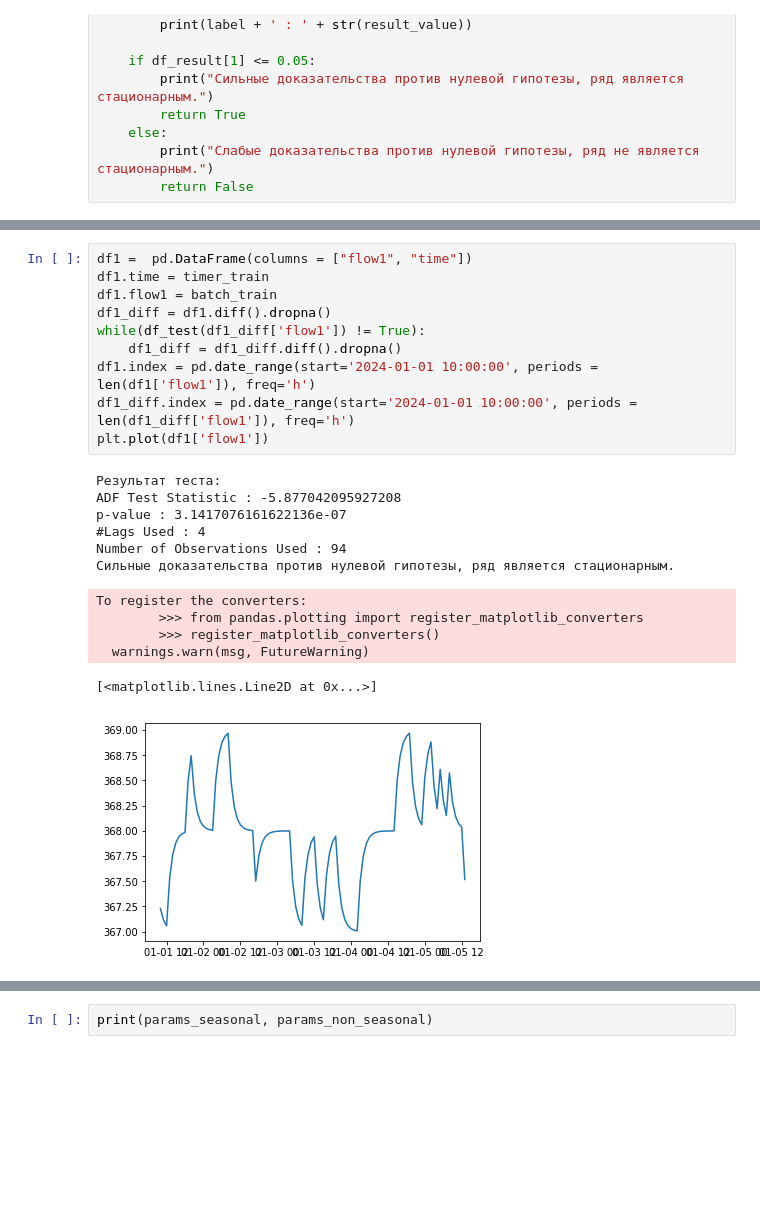
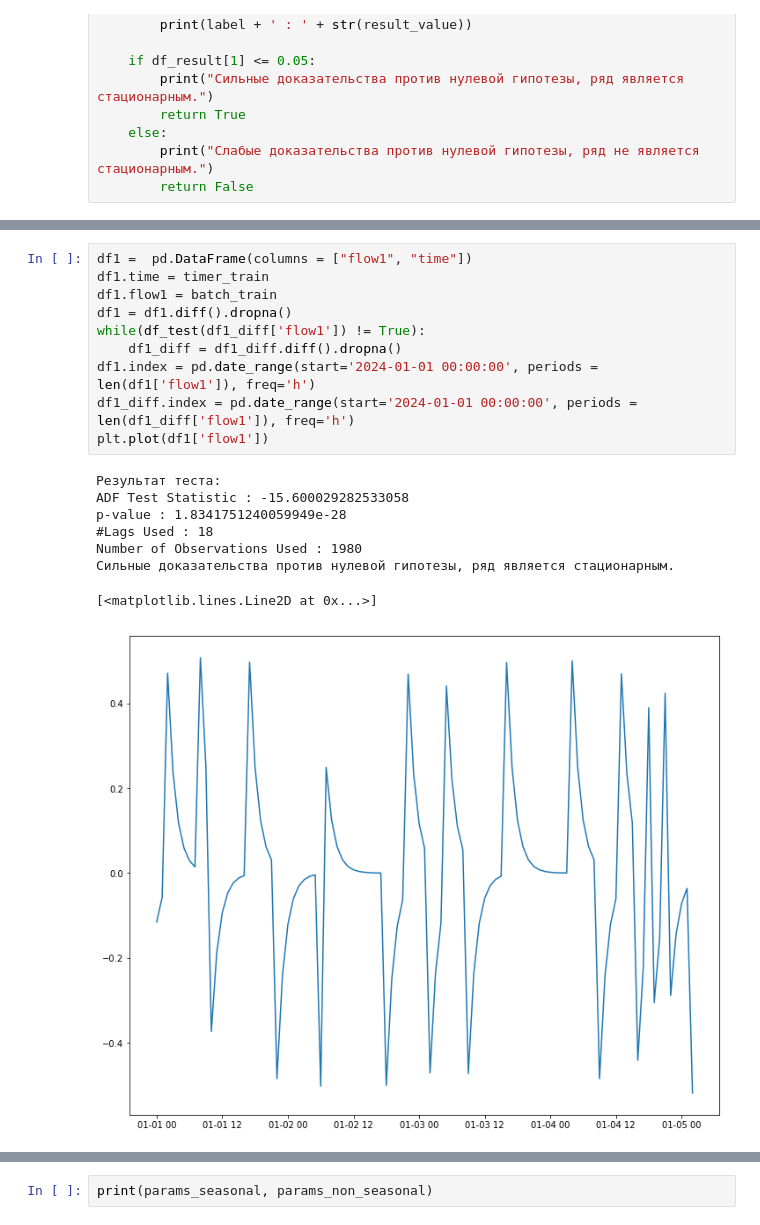
Before and after one commit to A101110/models, a Jupyter notebook: Pred_for_single_value.ipynb, the cells around one changed output, grey strips where cells are left out. Saved outputs shown, nothing was run; the diff lists cells and outputs as text; blank space fills up the shorter version.

```diff
--- a/Pred_for_single_value.ipynb
+++ b/Pred_for_single_value.ipynb
@@ -68,26 +68,22 @@ plt.show()
 # %%
 df1 =  pd.DataFrame(columns = ["flow1", "time"])
 df1.time = timer_train
 df1.flow1 = batch_train
-df1_diff = df1.diff().dropna()
+df1 = df1.diff().dropna()
 while(df_test(df1_diff['flow1']) != True):
     df1_diff = df1_diff.diff().dropna()
-df1.index = pd.date_range(start='2024-01-01 10:00:00', periods = len(df1['flow1']), freq='h')
-df1_diff.index = pd.date_range(start='2024-01-01 10:00:00', periods = len(df1_diff['flow1']), freq='h')
+df1.index = pd.date_range(start='2024-01-01 00:00:00', periods = len(df1['flow1']), freq='h')
+df1_diff.index = pd.date_range(start='2024-01-01 00:00:00', periods = len(df1_diff['flow1']), freq='h')
 plt.plot(df1['flow1'])
 # %% [output]
 Результат теста:
-ADF Test Statistic : -5.877042095927208
-p-value : 3.1417076161622136e-07
-#Lags Used : 4
-Number of Observations Used : 94
+ADF Test Statistic : -15.600029282533058
+p-value : 1.8341751240059949e-28
+#Lags Used : 18
+Number of Observations Used : 1980
 Сильные доказательства против нулевой гипотезы, ряд является стационарным.
-To register the converters:
-        >>> from pandas.plotting import register_matplotlib_converters
-        >>> register_matplotlib_converters()
-  warnings.warn(msg, FutureWarning)
+[<matplotlib.lines.Line2D at 0x...>]
-[<matplotlib.lines.Line2D at 0x...>]
-[figure, old version]
+[figure, new version]
 # %%
 df2 =  pd.DataFrame(columns = ["flow1", "time"])
 df2.time = timer_test
```
Also changed, not shown: parts of 7 cells of this notebook.
